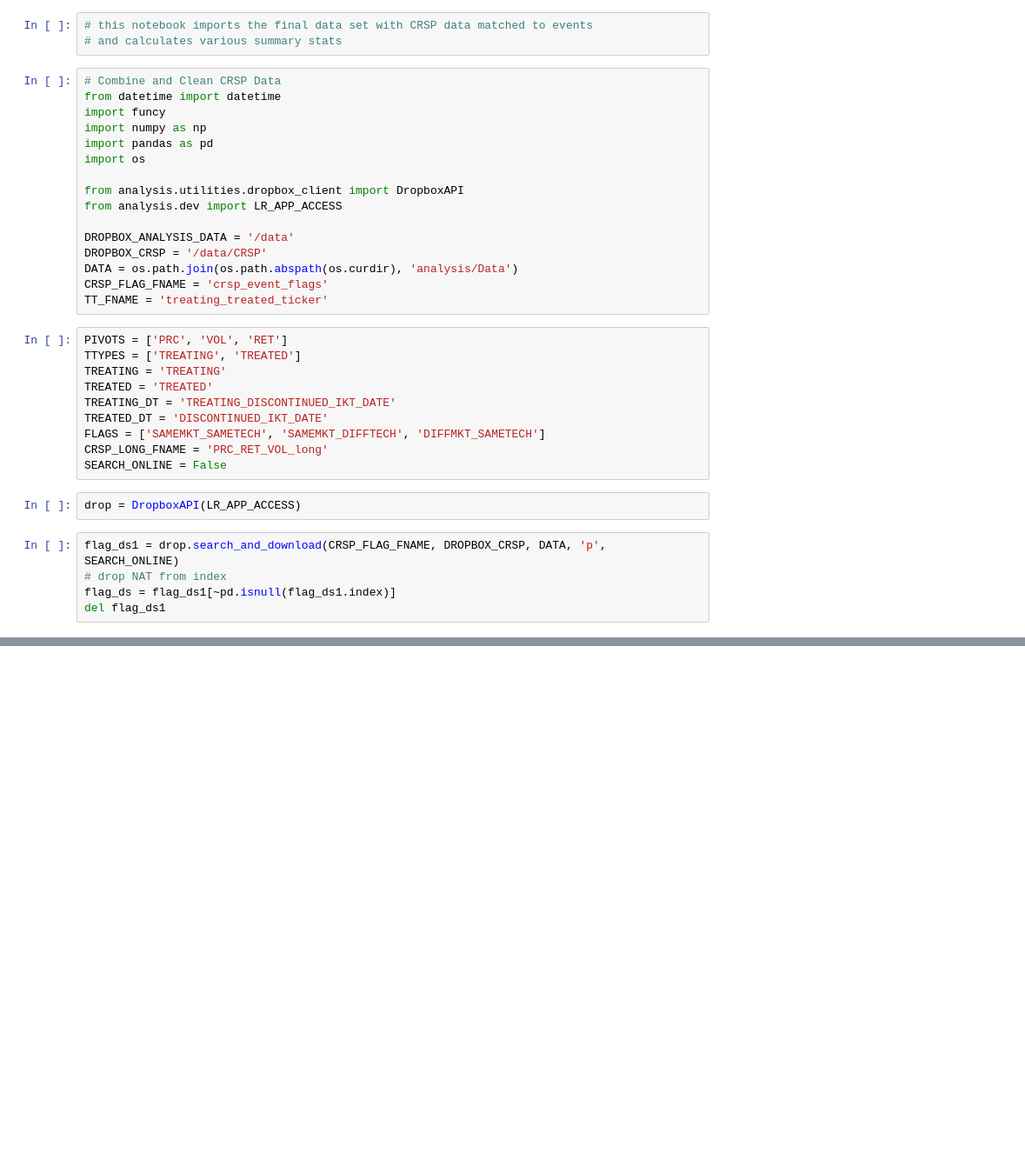
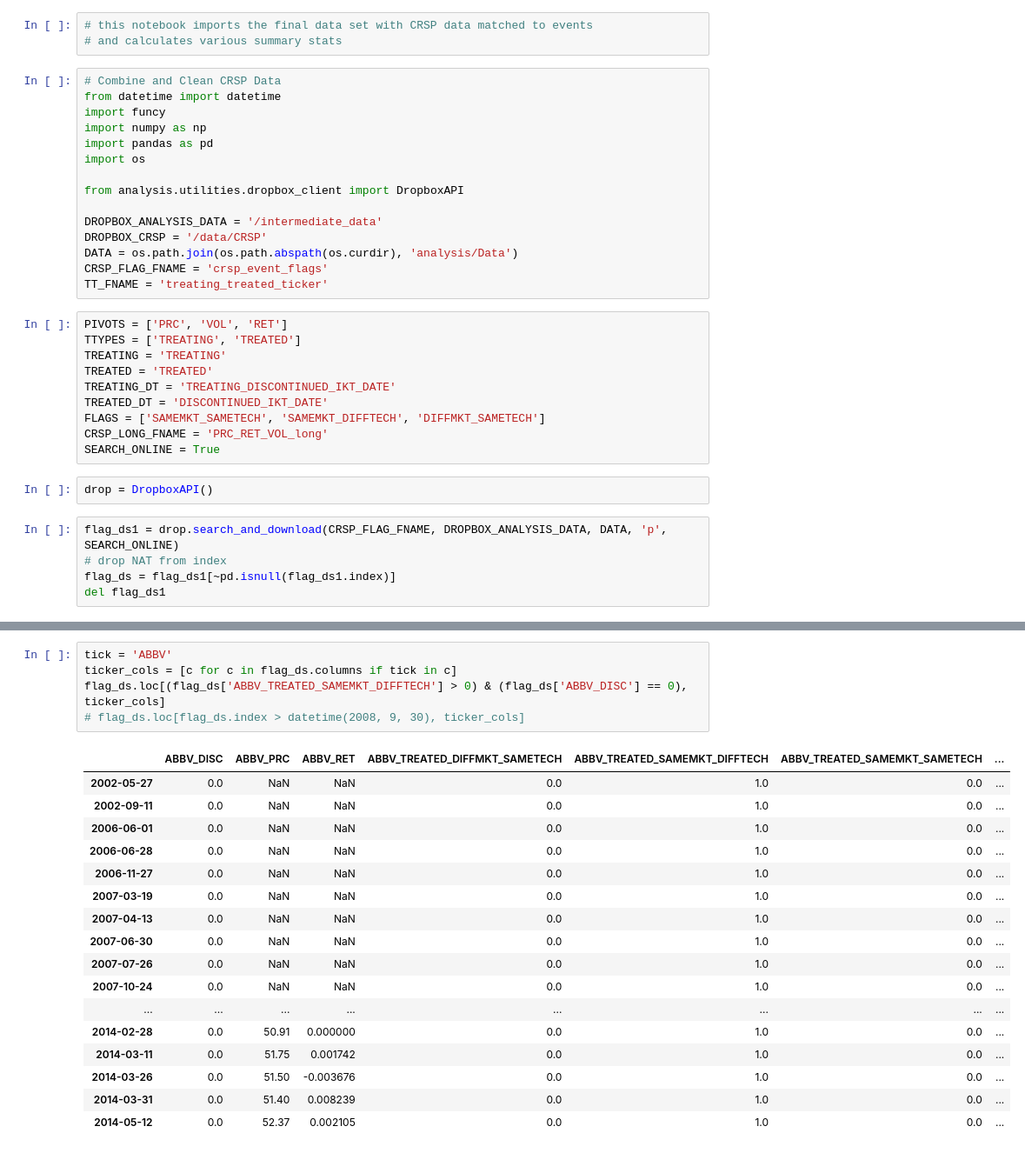
Before and after one commit to Lrraymond13/mkt_reaction_drug_failure, a Jupyter notebook: Summary Stats.ipynb, the cells around one changed output, grey strips where cells are left out. Shown: that part at 87% size. Saved outputs shown, nothing was run; the diff lists cells and outputs as text; blank space fills up the shorter version.

```diff
--- a/Summary Stats.ipynb
+++ b/Summary Stats.ipynb
@@ -10,9 +10,8 @@ import pandas as pd
 import os
 
 from analysis.utilities.dropbox_client import DropboxAPI
-from analysis.dev import LR_APP_ACCESS
 
-DROPBOX_ANALYSIS_DATA = '/data'
+DROPBOX_ANALYSIS_DATA = '/intermediate_data'
 DROPBOX_CRSP = '/data/CRSP'
 DATA = os.path.join(os.path.abspath(os.curdir), 'analysis/Data')
 CRSP_FLAG_FNAME = 'crsp_event_flags'
@@ -26,11 +25,11 @@ TREATING_DT = 'TREATING_DISCONTINUED_IKT_DATE'
 TREATED_DT = 'DISCONTINUED_IKT_DATE'
 FLAGS = ['SAMEMKT_SAMETECH', 'SAMEMKT_DIFFTECH', 'DIFFMKT_SAMETECH']
 CRSP_LONG_FNAME = 'PRC_RET_VOL_long'
-SEARCH_ONLINE = False
+SEARCH_ONLINE = True
 # %%
-drop = DropboxAPI(LR_APP_ACCESS)
+drop = DropboxAPI()
 # %%
-flag_ds1 = drop.search_and_download(CRSP_FLAG_FNAME, DROPBOX_CRSP, DATA, 'p', SEARCH_ONLINE)
+flag_ds1 = drop.search_and_download(CRSP_FLAG_FNAME, DROPBOX_ANALYSIS_DATA, DATA, 'p', SEARCH_ONLINE)
 # drop NAT from index
 flag_ds = flag_ds1[~pd.isnull(flag_ds1.index)]
 del flag_ds1
@@ -331,0 +482,23 @@ dtype: float64
+# %%
+tick = 'ABBV'
+ticker_cols = [c for c in flag_ds.columns if tick in c]
+flag_ds.loc[(flag_ds['ABBV_TREATED_SAMEMKT_DIFFTECH'] > 0) & (flag_ds['ABBV_DISC'] == 0), ticker_cols]
+# flag_ds.loc[flag_ds.index > datetime(2008, 9, 30), ticker_cols]
+# %% [output]
+|  | ABBV_DISC | ABBV_PRC | ABBV_RET | ABBV_TREATED_DIFFMKT_SAMETECH | ABBV_TREATED_SAMEMKT_DIFFTECH | ABBV_TREATED_SAMEMKT_SAMETECH | ... |
+| 2002-05-27 | 0.0 | NaN | NaN | 0.0 | 1.0 | 0.0 | ... |
+| 2002-09-11 | 0.0 | NaN | NaN | 0.0 | 1.0 | 0.0 | ... |
+| 2006-06-01 | 0.0 | NaN | NaN | 0.0 | 1.0 | 0.0 | ... |
+| 2006-06-28 | 0.0 | NaN | NaN | 0.0 | 1.0 | 0.0 | ... |
+| 2006-11-27 | 0.0 | NaN | NaN | 0.0 | 1.0 | 0.0 | ... |
+| 2007-03-19 | 0.0 | NaN | NaN | 0.0 | 1.0 | 0.0 | ... |
+| 2007-04-13 | 0.0 | NaN | NaN | 0.0 | 1.0 | 0.0 | ... |
+| 2007-06-30 | 0.0 | NaN | NaN | 0.0 | 1.0 | 0.0 | ... |
+| 2007-07-26 | 0.0 | NaN | NaN | 0.0 | 1.0 | 0.0 | ... |
+| 2007-10-24 | 0.0 | NaN | NaN | 0.0 | 1.0 | 0.0 | ... |
+| ... | ... | ... | ... | ... | ... | ... | ... |
+| 2014-02-28 | 0.0 | 50.91 | 0.000000 | 0.0 | 1.0 | 0.0 | ... |
+| 2014-03-11 | 0.0 | 51.75 | 0.001742 | 0.0 | 1.0 | 0.0 | ... |
+| 2014-03-26 | 0.0 | 51.50 | -0.003676 | 0.0 | 1.0 | 0.0 | ... |
+| 2014-03-31 | 0.0 | 51.40 | 0.008239 | 0.0 | 1.0 | 0.0 | ... |
+| 2014-05-12 | 0.0 | 52.37 | 0.002105 | 0.0 | 1.0 | 0.0 | ... |
```
Also changed, not shown: parts of 29 cells of this notebook, 2 other files.
